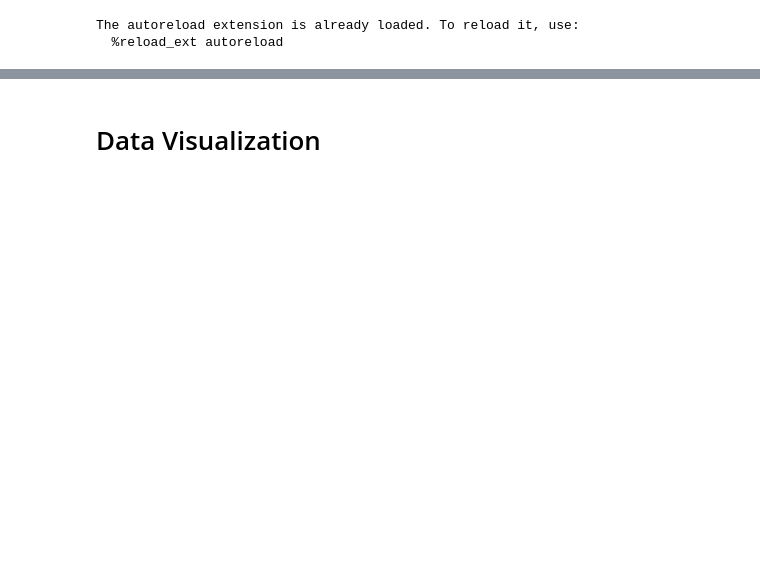
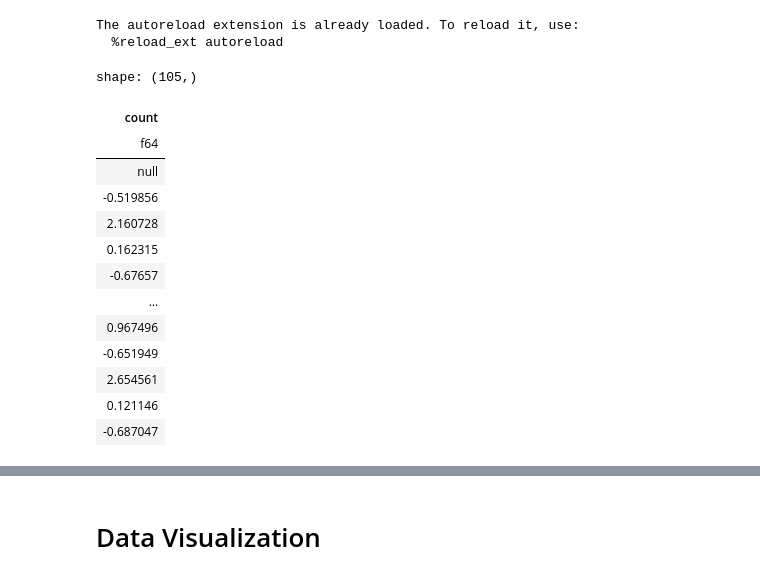
Before and after one commit to GuhGonk/NYC-Rolling-Sales, a Jupyter notebook: main.ipynb, the cells around one changed output, grey strips where cells are left out. Drawn from its saved outputs; the diff is of its cells as text; code cells hidden in the pictures; blank space fills up the shorter version.

```diff
--- a/main.ipynb
+++ b/main.ipynb
@@ -20,0 +19,20 @@ all_03_23 = db_connect.pull_db_as_pl(all_query, connection)
+# %%
+test = annual_byBoro['count'].pct_change(n=1)
+test
+
+What type of "interest rates" most affect property sales? Specifically speaking about normal family homes and commercial property (both small and large office types). I am analyzing the NYC rolling sales data and see that
+# %% [output]
+shape: (105,)
+| count |
+| f64 |
+| null |
+| -0.519856 |
+| 2.160728 |
+| 0.162315 |
+| -0.67657 |
+| … |
+| 0.967496 |
+| -0.651949 |
+| 2.654561 |
+| 0.121146 |
+| -0.687047 |
```
Also changed, not shown: parts of 6 cells of this notebook, 1 other file.
